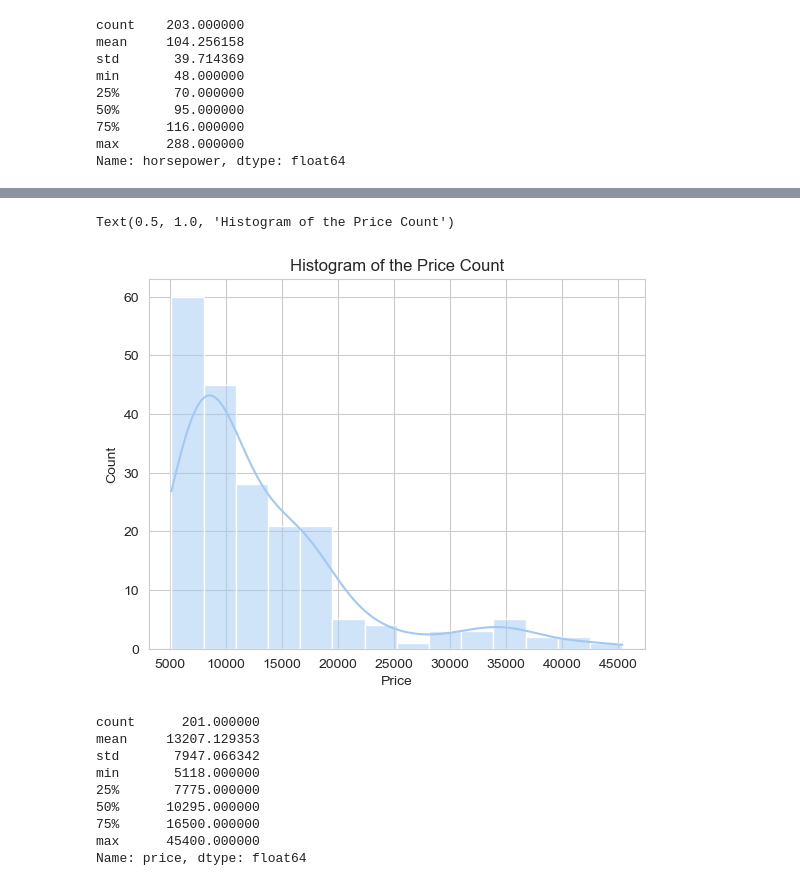
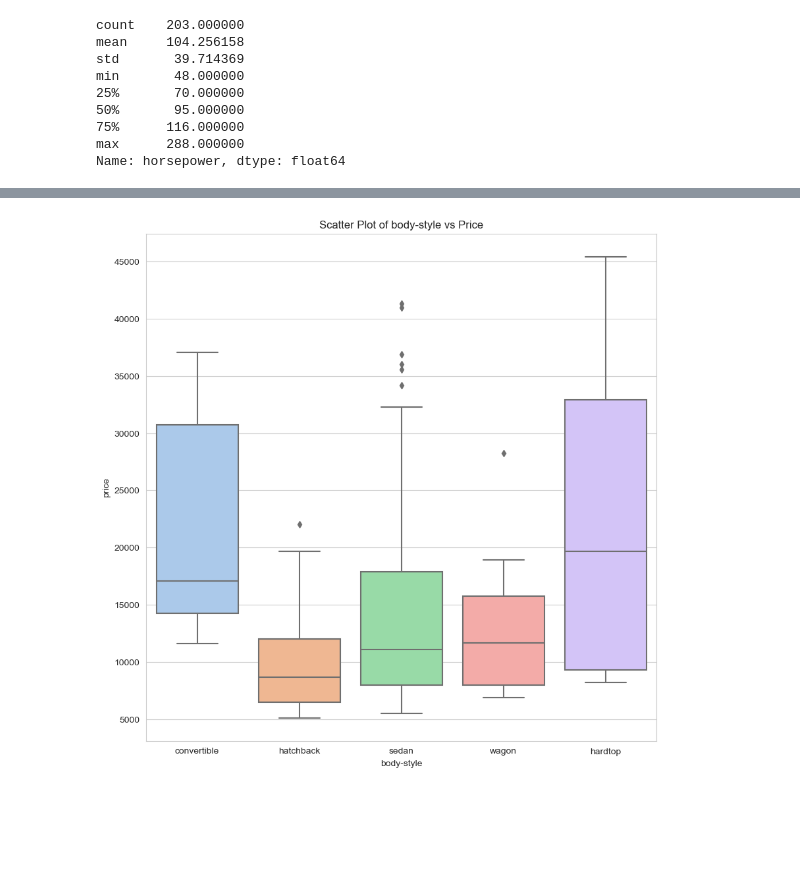
Before and after one commit to elliotbabilonia/automobile-project, a Jupyter notebook: code.ipynb, the cells around one changed output, grey strips where cells are left out. Cells and saved outputs as stored; diff of their text form; code cells hidden in the pictures; blank space fills up the shorter version.

```diff
--- a/code.ipynb
+++ b/code.ipynb
@@ -261,9 +224,0 @@ peak_rpm_counts
-# %%
-sns.histplot(automobile.data.features['peak-rpm'], kde=True)
-
-sns.set_style("whitegrid")
-sns.set_palette("pastel")
-
-plt.xlabel('Peak RPM')
-plt.ylabel('Count')
-plt.title('Histogram of the Peak RPM Count')
@@ -321,9 +224,0 @@ city_mpg_counts
-# %%
-sns.histplot(automobile.data.features['city-mpg'], kde=True)
-
-sns.set_style("whitegrid")
-sns.set_palette("pastel")
-
-plt.xlabel('City MPG')
-plt.ylabel('Count')
-plt.title('Histogram of the City MPG Count')
@@ -393,9 +224,0 @@ highway_mpg_counts
-# %%
-sns.histplot(automobile.data.features['highway-mpg'], kde=True)
-
-sns.set_style("whitegrid")
-sns.set_palette("pastel")
-
-plt.xlabel('Highway MPG')
-plt.ylabel('Count')
-plt.title('Histogram of the Highway MPG Count')
@@ -461,24 +225,7 @@ price_counts
-# %%
-sns.histplot(automobile.data.features['price'], kde=True)
-
-sns.set_style("whitegrid")
-sns.set_palette("pastel")
-
-plt.xlabel('Price')
-plt.ylabel('Count')
-plt.title('Histogram of the Price Count')
-# %% [output]
-Text(0.5, 1.0, 'Histogram of the Price Count')
-[figure, removed]
-# %%
-automobile.data.features.describe()['price']
-# %% [output]
-count      201.000000
-mean     13207.129353
-std       7947.066342
-min       5118.000000
-25%       7775.000000
-50%      10295.000000
-75%      16500.000000
-max      45400.000000
-Name: price, dtype: float64
+# %%
+plt.figure(figsize=(10, 10))
+sns.boxplot(x=automobile.data.features['body-style'], y=automobile.data.features['price'])
+plt.title('Scatter Plot of body-style vs Price')
+plt.show()
+# %% [output]
+[figure, added]
```
Also changed, not shown: parts of 18 cells of this notebook.
